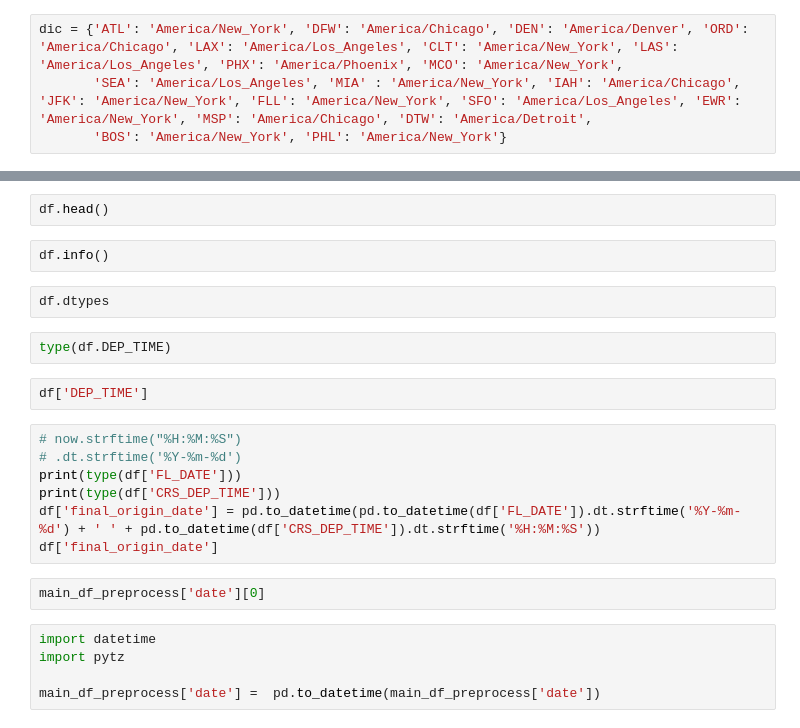
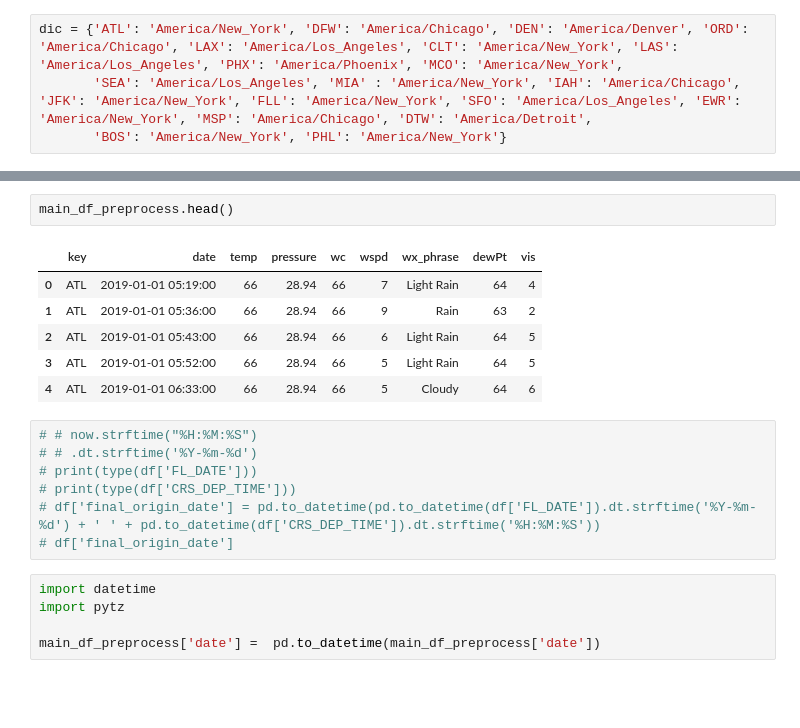
Before and after one commit to mallikarai/Predicting_Flight_Delays, a Jupyter notebook: Main.ipynb, the cells around one changed output, grey strips where cells are left out. Saved outputs shown, nothing was run; the diff lists cells and outputs as text; blank space fills up the shorter version.

```diff
--- a/Main.ipynb
+++ b/Main.ipynb
@@ -306,22 +278,19 @@ main_df_preprocess[main_df_preprocess['key']=="ATL"]
-# %%
-df.head()
-# %%
-df.info()
-# %%
-df.dtypes
-# %%
-type(df.DEP_TIME)
-# %%
-df['DEP_TIME']
+# %%
+main_df_preprocess.head()
+# %% [output]
+|  | key | date | temp | pressure | wc | wspd | wx_phrase | dewPt | vis |
+| 0 | ATL | 2019-01-01 05:19:00 | 66 | 28.94 | 66 | 7 | Light Rain | 64 | 4 |
+| 1 | ATL | 2019-01-01 05:36:00 | 66 | 28.94 | 66 | 9 | Rain | 63 | 2 |
+| 2 | ATL | 2019-01-01 05:43:00 | 66 | 28.94 | 66 | 6 | Light Rain | 64 | 5 |
+| 3 | ATL | 2019-01-01 05:52:00 | 66 | 28.94 | 66 | 5 | Light Rain | 64 | 5 |
+| 4 | ATL | 2019-01-01 06:33:00 | 66 | 28.94 | 66 | 5 | Cloudy | 64 | 6 |
 # %%
-# now.strftime("%H:%M:%S")
-# .dt.strftime('%Y-%m-%d')
-print(type(df['FL_DATE']))
-print(type(df['CRS_DEP_TIME']))
-df['final_origin_date'] = pd.to_datetime(pd.to_datetime(df['FL_DATE']).dt.strftime('%Y-%m-%d') + ' ' + pd.to_datetime(df['CRS_DEP_TIME']).dt.strftime('%H:%M:%S'))
-df['final_origin_date']
+# # now.strftime("%H:%M:%S")
+# # .dt.strftime('%Y-%m-%d')
+# print(type(df['FL_DATE']))
+# print(type(df['CRS_DEP_TIME']))
+# df['final_origin_date'] = pd.to_datetime(pd.to_datetime(df['FL_DATE']).dt.strftime('%Y-%m-%d') + ' ' + pd.to_datetime(df['CRS_DEP_TIME']).dt.strftime('%H:%M:%S'))
+# df['final_origin_date']
-# %%
-main_df_preprocess['date'][0]
 # %%
 import datetime
 import pytz
```
Also changed, not shown: parts of 66 cells of this notebook.
